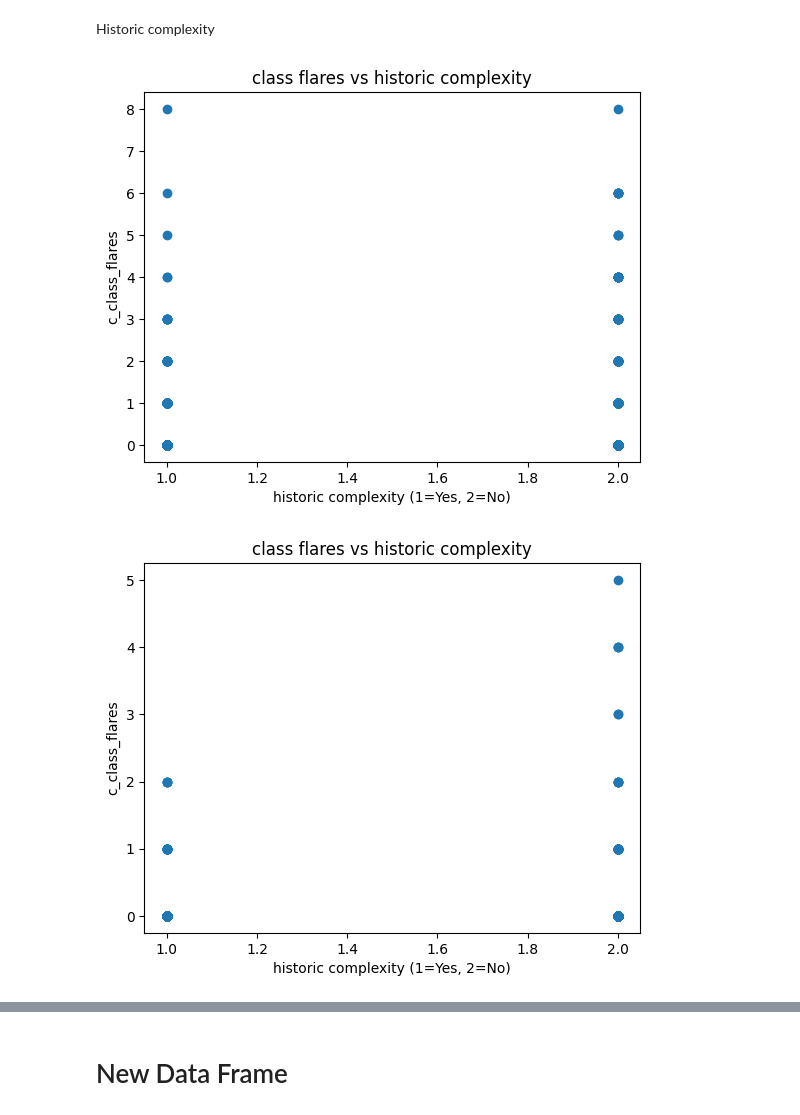
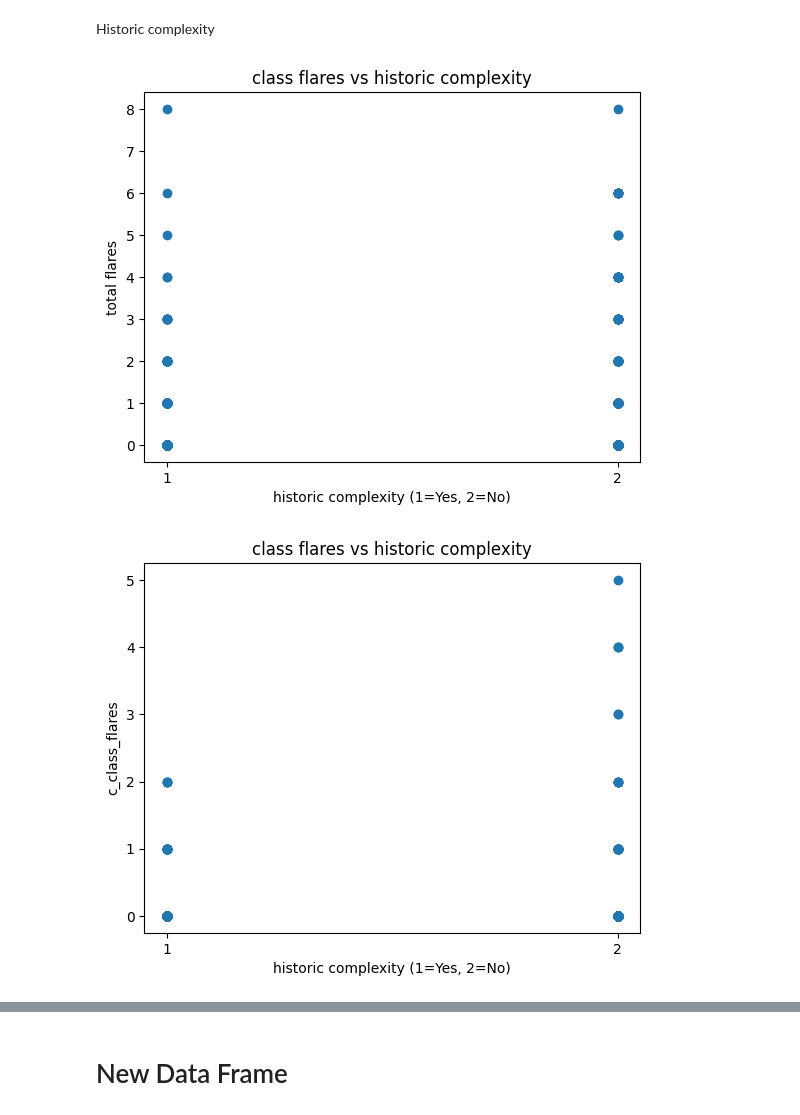
Before and after one commit to nollamae7-spec/DSRSP-Solar-Flares, a Jupyter notebook: DSHRP_Solar_Flares.ipynb, the cells around one changed output, grey strips where cells are left out. Cells and saved outputs as stored; diff of their text form; code cells hidden in the pictures.

```diff
--- a/DSHRP_Solar_Flares.ipynb
+++ b/DSHRP_Solar_Flares.ipynb
@@ -32,3 +33,5 @@ df.head(10)
 | 7 | D | A | O | 1 | 2 | 1 | ... |
 | 8 | D | K | O | 1 | 3 | 1 | ... |
 | 9 | C | R | O | 1 | 3 | 1 | ... |
+# %%
+total_flares = df["c_class_flares"] + df["m_class_flares"] + df["x_class_flares"]
@@ -334,19 +370,22 @@ Historic complexity
 # %%
 plt.scatter(df["historically_complex"], total_flares)
 plt.title("class flares vs historic complexity")
-plt.ylabel("c_class_flares")
+plt.xticks([1,2])
+plt.ylabel("total flares")
 plt.xlabel("historic complexity (1=Yes, 2=No)")
 plt.show()
 # %% [output]
-[figure, old version]
+[figure, new version]
 # %%
 plt.scatter(df["historically_complex"], df["m_class_flares"])
 plt.title("class flares vs historic complexity")
 plt.ylabel("c_class_flares")
 plt.xlabel("historic complexity (1=Yes, 2=No)")
+plt.xticks([1,2])
+
 plt.show()
 # %% [output]
-[figure, old version]
+[figure, new version]
 # %%
 plt.scatter(df["historically_complex"], df["x_class_flares"])
 plt.title("class flares vs historic complexity")
```
Also changed, not shown: parts of 17 cells of this notebook.
